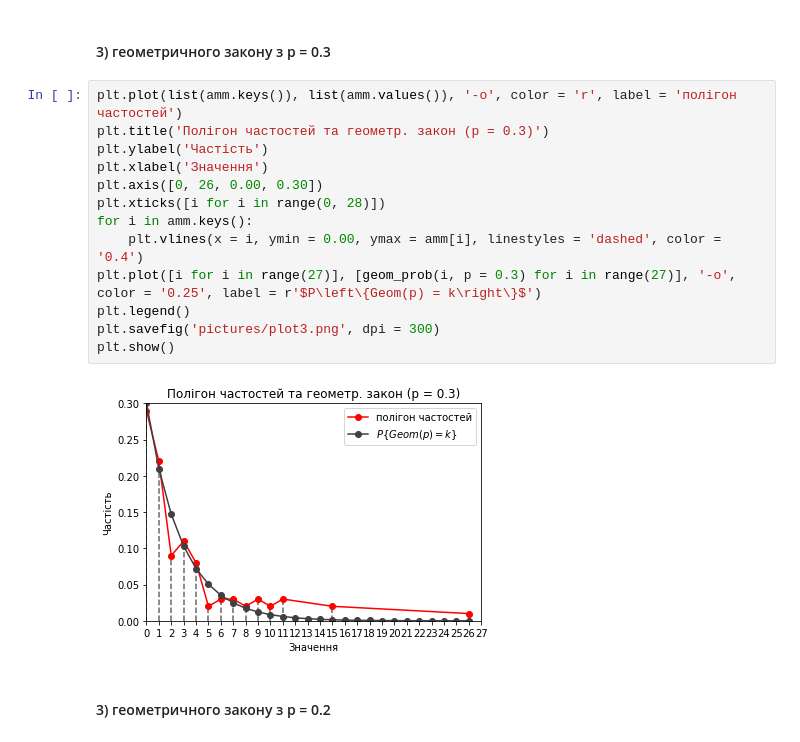
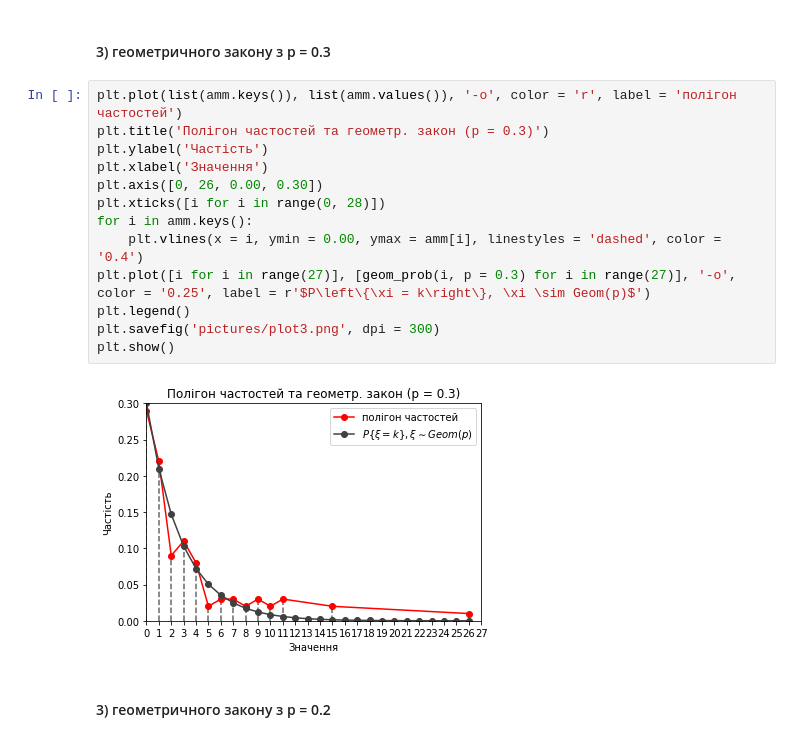
Before and after one commit to nikiandr/mathstatcourse, a Jupyter notebook: teorver.ipynb, the cells around one changed output. Saved outputs shown, nothing was run; the diff lists cells and outputs as text.

```diff
--- a/teorver.ipynb
+++ b/teorver.ipynb
@@ -84,18 +84,18 @@ plt.show()
 # %%
 plt.plot(list(amm.keys()), list(amm.values()), '-o', color = 'r', label = 'полігон частостей')
 plt.title('Полігон частостей та геометр. закон (p = 0.3)')
 plt.ylabel('Частість')
 plt.xlabel('Значення')
 plt.axis([0, 26, 0.00, 0.30])
 plt.xticks([i for i in range(0, 28)])
 for i in amm.keys():
     plt.vlines(x = i, ymin = 0.00, ymax = amm[i], linestyles = 'dashed', color = '0.4')
-plt.plot([i for i in range(27)], [geom_prob(i, p = 0.3) for i in range(27)], '-o', color = '0.25', label = r'$P\left\{Geom(p) = k\right\}$')
+plt.plot([i for i in range(27)], [geom_prob(i, p = 0.3) for i in range(27)], '-o', color = '0.25', label = r'$P\left\{\xi = k\right\}, \xi \sim Geom(p)$')
 plt.legend()
 plt.savefig('pictures/plot3.png', dpi = 300)
 plt.show()
 # %% [output]
-[figure, old version]
+[figure, new version]
 # %% [markdown]
 #### 3) геометричного закону з p = 0.2
 # %%
```
Also changed, not shown: parts of 15 cells of this notebook.
